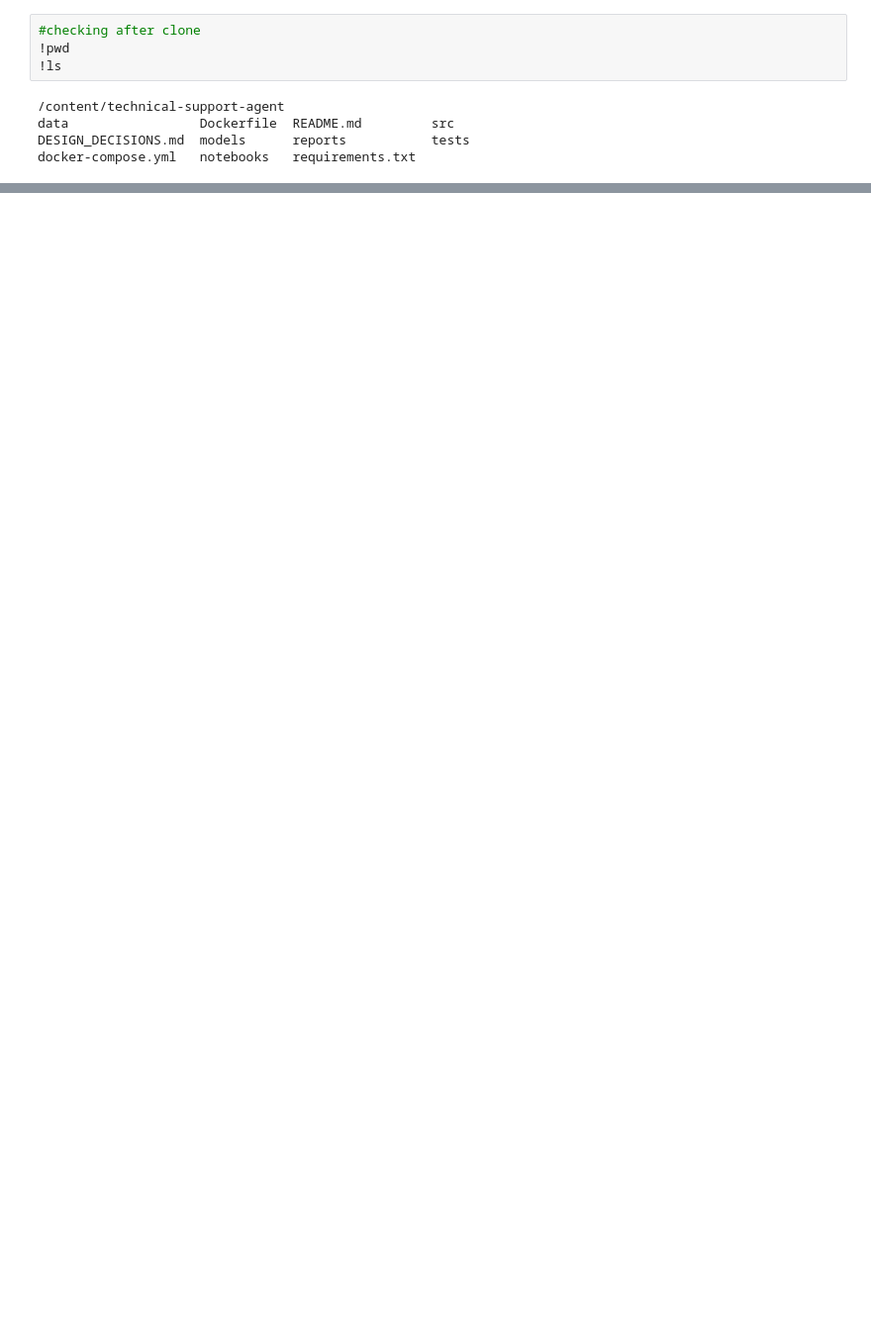
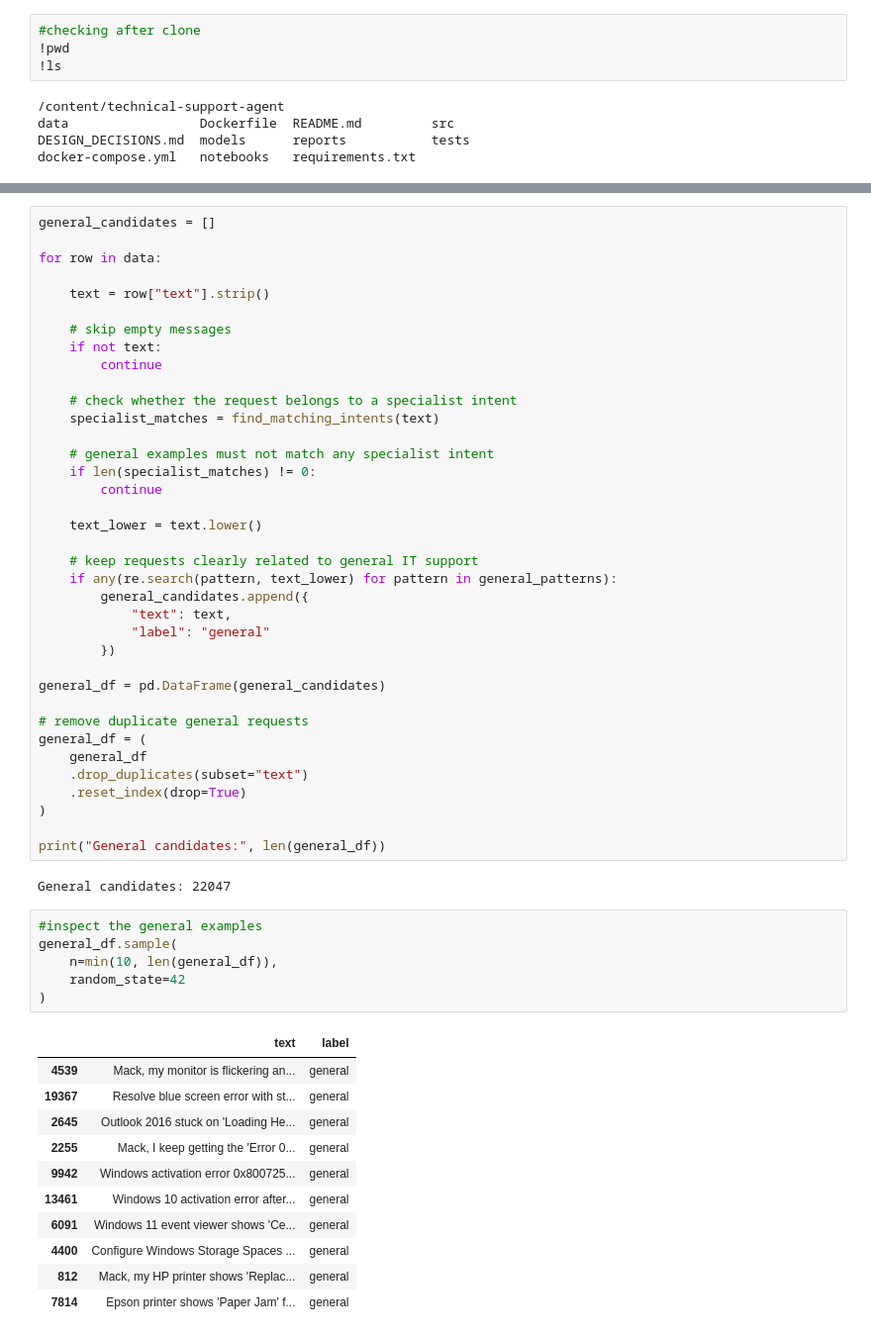
Before and after one commit to JoudAlrubaish/technical-support-agent, a Jupyter notebook: notebooks/01_model_a_intent_classifier.ipynb, the cells around one changed output, grey strips where cells are left out. Shown at 99% size. Drawn from its saved outputs; the diff is of its cells as text; blank space fills up the shorter version.

```diff
--- a/notebooks/01_model_a_intent_classifier.ipynb
+++ b/notebooks/01_model_a_intent_classifier.ipynb
@@ -40,0 +401,57 @@ docker-compose.yml   notebooks   requirements.txt
+# %%
+general_candidates = []
+
+for row in data:
+
+    text = row["text"].strip()
+
+    # skip empty messages
+    if not text:
+        continue
+
+    # check whether the request belongs to a specialist intent
+    specialist_matches = find_matching_intents(text)
+
+    # general examples must not match any specialist intent
+    if len(specialist_matches) != 0:
+        continue
+
+    text_lower = text.lower()
+
+    # keep requests clearly related to general IT support
+    if any(re.search(pattern, text_lower) for pattern in general_patterns):
+        general_candidates.append({
+            "text": text,
+            "label": "general"
+        })
+
+general_df = pd.DataFrame(general_candidates)
+
+# remove duplicate general requests
+general_df = (
+    general_df
+    .drop_duplicates(subset="text")
+    .reset_index(drop=True)
+)
+
+print("General candidates:", len(general_df))
+# %% [output]
+General candidates: 22047
+# %%
+#inspect the general examples
+general_df.sample(
+    n=min(10, len(general_df)),
+    random_state=42
+)
+# %% [output]
+|  | text | label |
+| 4539 | Mack, my monitor is flickering an... | general |
+| 19367 | Resolve blue screen error with st... | general |
+| 2645 | Outlook 2016 stuck on 'Loading He... | general |
+| 2255 | Mack, I keep getting the 'Error 0... | general |
+| 9942 | Windows activation error 0x800725... | general |
+| 13461 | Windows 10 activation error after... | general |
+| 6091 | Windows 11 event viewer shows 'Ce... | general |
+| 4400 | Configure Windows Storage Spaces ... | general |
+| 812 | Mack, my HP printer shows 'Replac... | general |
+| 7814 | Epson printer shows 'Paper Jam' f... | general |
```
Also changed, not shown: parts of 111 cells of this notebook.
